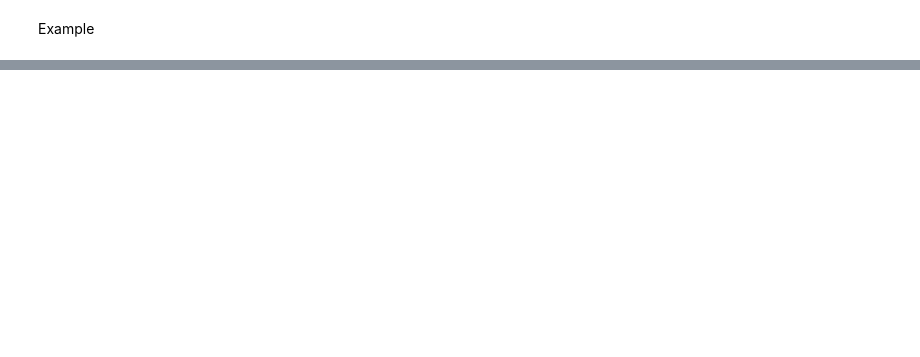
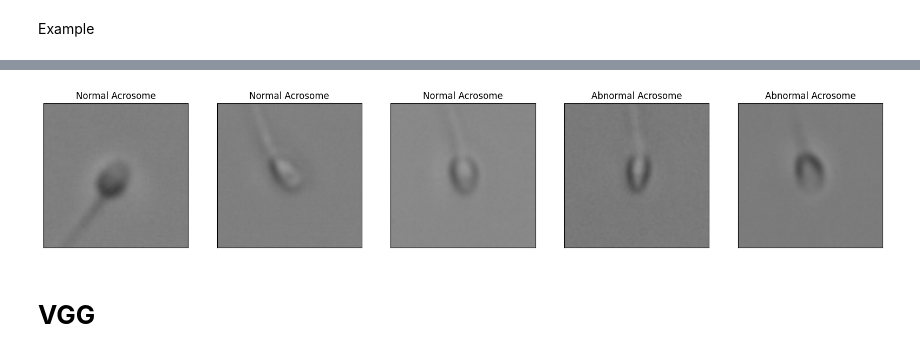
Before and after one commit to amirezzati/sperm-abnormality-detection-using-maml, a Jupyter notebook: Meta-Learning.ipynb, the cells around one changed output, grey strips where cells are left out. Drawn from its saved outputs; the diff is of its cells as text; code cells hidden in the pictures; blank space fills up the shorter version.

```diff
--- a/Meta-Learning.ipynb
+++ b/Meta-Learning.ipynb
@@ -69,0 +93,8 @@ print(y_acrosome_train[30])
+# %%
+x_train_tensor = torch.from_numpy(x_train_3CH, )
+x_test_tensor = torch.from_numpy(x_test_3CH)
+x_dev_tensor = torch.from_numpy(x_dev_3CH)
+
+y_acrosome_train_tensor = torch.from_numpy(y_acrosome_train)
+y_acrosome_test_tensor = torch.from_numpy(y_acrosome_test)
+y_acrosome_dev_tensor = torch.from_numpy(y_acrosome_dev)
@@ -69,0 +137,28 @@ print(y_acrosome_train[30])
+# %%
+def show(dataset, N=5, labels=None, figsize=(20, 20)):
+    """ Shows random N samples from the dataset """
+    idxs = np.random.randint(0, len(dataset)-1, N)
+
+    fig, axs = plt.subplots(ncols=len(idxs), squeeze=False, figsize=figsize)
+
+    for i, idx in enumerate(idxs):
+        sample = dataset[idx]
+        if isinstance(sample, tuple): # then it is in the form (x, y)
+          sample, label = sample
+
+          if isinstance(label, torch.Tensor):
+            label = int(label.item())
+          if labels:
+            label = labels[label]
+          axs[0, i].title.set_text(label)
+        axs[0, i].imshow(sample.type(torch.int16).permute(1, 2, 0))
+        axs[0, i].set(xticklabels = [], yticklabels = [], xticks = [], yticks = [])
+
+    plt.show()
+# %%
+idx_to_labels = {0: "Normal Acrosome", 1: "Abnormal Acrosome"}
+show(trainset, labels=idx_to_labels)
+# %% [output]
+[figure, added]
+# %% [markdown]
+# **VGG**
```
Also changed, not shown: parts of 16 cells of this notebook.
